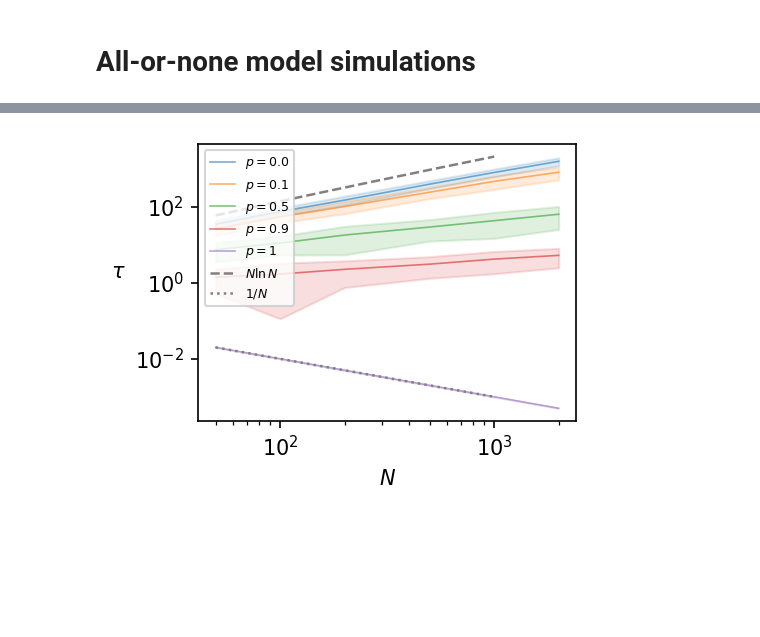
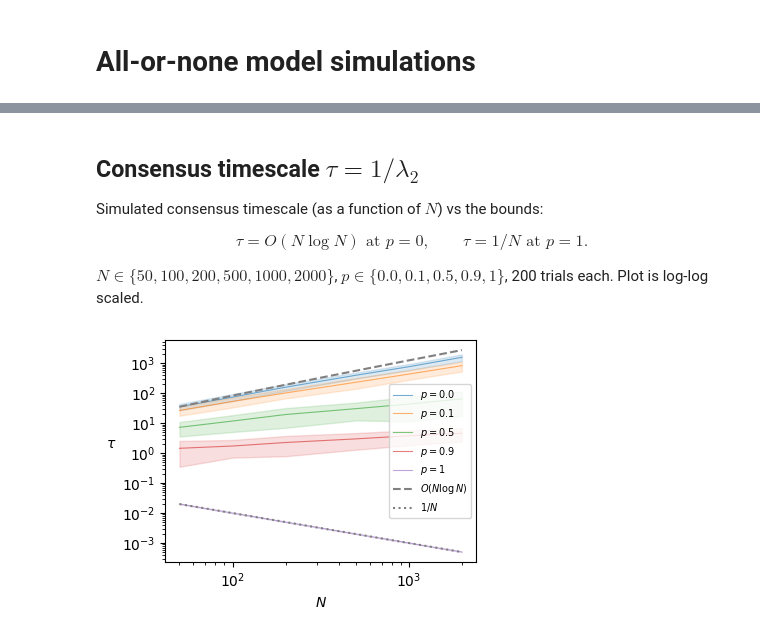
Before and after one commit to himetsai/math, a Jupyter notebook: Oxford/Networks/mini_project/experiments.ipynb, the cells around one changed output, grey strips where cells are left out. Cells and saved outputs as stored; diff of their text form; code cells hidden in the pictures; blank space fills up the shorter version.

```diff
--- a/Oxford/Networks/mini_project/experiments.ipynb
+++ b/Oxford/Networks/mini_project/experiments.ipynb
@@ -228,30 +264,23 @@ plt.show()
 # %%
-def ell_theory(N, p):
-    # exact finite-N formula from the writeup
-    H = np.cumsum(1.0 / np.arange(1, N+2))  # H[k-1] = H_k
-    HN = H[N-1]       # H_N
-    HN1 = H[N]        # H_{N+1}
-    gamma = 2*(2*p - 1)*(HN - 1) + 2*(2 - 3*p)*(HN1 - 1.5)
-    return gamma * (N + 1) / (N - 1)
-
 Ns = [50, 100, 200, 500, 1000, 2000]
 ps = [0.0, 0.1, 0.3, 0.5]
 trials = 200
 
-fig, ax = plt.subplots(figsize=(3.4, 2.6))
+fig, ax = plt.subplots(figsize=(4, 3))
 
-all_ells = {}
 for i, p in enumerate(ps):
-    ells = []
+    means, stds = [], []
     for N in Ns:
         vals = [nx.average_shortest_path_length(model(N, p)) for _ in range(trials)]
-        ells.append(np.mean(vals))
-    all_ells[p] = ells
-    ax.plot(Ns, ells, '-', color=f'C{i}', lw=0.8, alpha=0.6, label=f'$p={p}$')
+        means.append(np.mean(vals))
+        stds.append(np.std(vals))
+    means, stds = np.array(means), np.array(stds)
+    ax.fill_between(Ns, means - stds, means + stds, color=f'C{i}', alpha=0.15)
+    ax.plot(Ns, means, '-', color=f'C{i}', lw=0.8, alpha=0.6, label=f'$p={p}$')
 
-Nfine = np.arange(10, 2501)
+N = np.arange(50, 2000)
 for i, p in enumerate([0.0, 0.1, 0.3, 0.5]):
-    ax.plot(Nfine, [ell_theory(N, p) for N in Nfine], '--', color=f'C{i}', lw=1.5)
+    ax.plot(N, [ell_theory(N, p) for N in N], '--', color=f'C{i}', lw=1.5)
 
 ax.set_xscale('log')
 ax.set_xlabel('$N$')
@@ -269,37 +294,50 @@ p=0.5 done
+# %% [markdown]
+## Consensus timescale $\tau = 1/\lambda_2$
+
+Simulated consensus timescale (as a function of $N$) vs the bounds:
+
+$$\tau = O(N\log N) \text{ at } p=0, \qquad \tau = 1/N \text{ at } p=1.$$
+
+$N \in \{50, 100, 200, 500, 1000, 2000\}$, $p \in \{0.0, 0.1, 0.5, 0.9, 1\}$, 200 trials each. Plot is log-log scaled.
 # %%
 Ns = [50, 100, 200, 500, 1000, 2000]
 ps = [0.0, 0.1, 0.5, 0.9, 1]
 trials = 200
 
-fig, ax = plt.subplots(figsize=(3.4, 2.6))
+fig, ax = plt.subplots(figsize=(4, 3))
 
+sim_data = {}
 for i, p in enumerate(ps):
     means, stds = [], []
     for N in Ns:
         vals = []
         for _ in range(trials):
             G = model(N, p)
             L = nx.laplacian_matrix(G).toarray().astype(float)
             lam2 = np.linalg.eigvalsh(L)[1]
             vals.append(1.0 / lam2)
         means.append(np.mean(vals))
         stds.append(np.std(vals))
     means, stds = np.array(means), np.array(stds)
+    sim_data[p] = means
 
     ax.fill_between(Ns, means - stds, means + stds, color=f'C{i}', alpha=0.15)
-    ax.plot(Ns, means, '-', color=f'C{i}', lw=0.8, alpha=0.6, markersize=3, label=f'$p={p}$')
+    ax.plot(Ns, means, '-', color=f'C{i}', lw=0.8, alpha=0.6, label=f'$p={p}$')
 
-Nfine = np.linspace(50, 1000, 200)
-ax.plot(Nfine, 0.3 * Nfine * np.log(Nfine), '--', color='gray', lw=1.2, label=r'$N \log N$')
-ax.plot(Nfine, 1.0 / Nfine, ':', color='gray', lw=1.2, label=r'$1/N$')
+N = np.linspace(50, 2000, 200)
+
+c = max(sim_data[0.0][i] / (Ns[i] * np.log(Ns[i])) for i in range(len(Ns)))
+ax.plot(N, c * N * np.log(N), '--', color='gray', lw=1.5, label=r'$O(N \log N)$')
+
+ax.plot(N, 1.0 / N, ':', color='gray', lw=1.5, label=r'$1/N$')
 
 ax.set_xscale('log')
 ax.set_yscale('log')
 ax.set_xlabel('$N$')
 ax.set_ylabel(r'$\tau$', rotation=0, labelpad=8)
-ax.legend(fontsize=6, loc='upper left')
+ax.legend(fontsize=7)
 plt.tight_layout()
 fig.savefig('figures/spectral_gap.pdf')
 plt.show()
 # %% [output]
-[figure, old version]
+[figure, new version]
```
Also changed, not shown: parts of 17 cells of this notebook, 11 other files.
